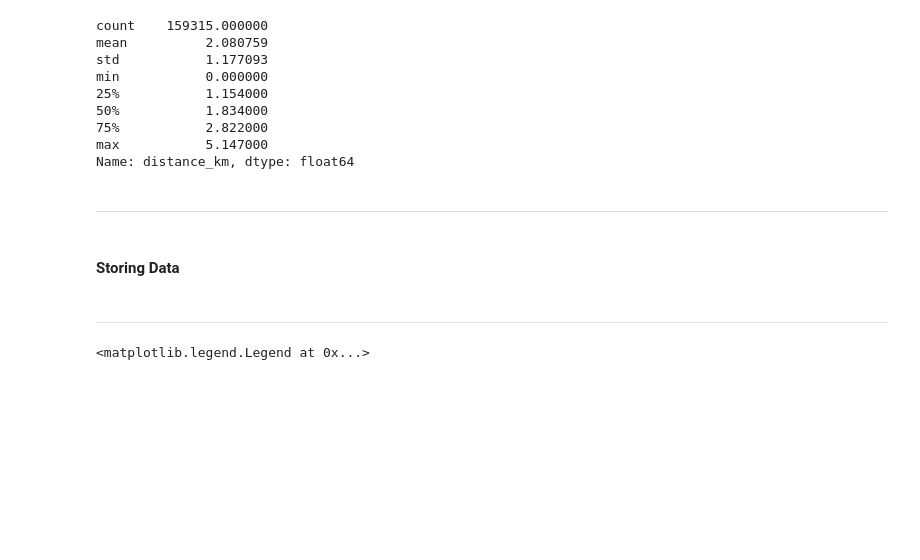
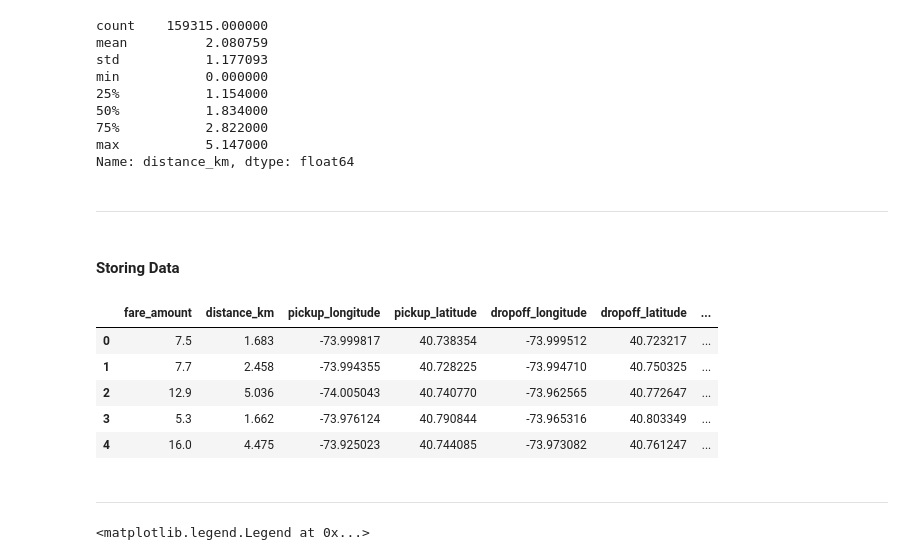
Before and after one commit to SafoanMiah/uber_models, a Jupyter notebook: notebooks/data_cleaning.ipynb, the cells around one changed output. Drawn from its saved outputs; the diff is of its cells as text; code cells hidden in the pictures; blank space fills up the shorter version.

```diff
--- a/notebooks/data_cleaning.ipynb
+++ b/notebooks/data_cleaning.ipynb
@@ -298,7 +298,17 @@ Name: distance_km, dtype: float64
 #### Storing Data
 # %%
 #selection and order
-uber = uber[['fare_amount', 'distance_km', 'pickup_longitude', 'pickup_latitude', 'dropoff_longitude', 'dropoff_latitude', 'passenger_count', 'year', 'month', 'day', 'hour']]
+uber = uber[['fare_amount', 'distance_km', 'pickup_longitude', 'pickup_latitude', 'dropoff_longitude', 'dropoff_latitude', 'passenger_count', 'pickup_datetime','year', 'month', 'day', 'hour']]
+# %%
+#final preview
+uber.head()
+# %% [output]
+|  | fare_amount | distance_km | pickup_longitude | pickup_latitude | dropoff_longitude | dropoff_latitude | ... |
+| 0 | 7.5 | 1.683 | -73.999817 | 40.738354 | -73.999512 | 40.723217 | ... |
+| 1 | 7.7 | 2.458 | -73.994355 | 40.728225 | -73.994710 | 40.750325 | ... |
+| 2 | 12.9 | 5.036 | -74.005043 | 40.740770 | -73.962565 | 40.772647 | ... |
+| 3 | 5.3 | 1.662 | -73.976124 | 40.790844 | -73.965316 | 40.803349 | ... |
+| 4 | 16.0 | 4.475 | -73.925023 | 40.744085 | -73.973082 | 40.761247 | ... |
 # %%
 uber.to_csv('../data/processed_data.csv', index=False)
 # %% [markdown]
```
Also changed, not shown: 1 other file.
